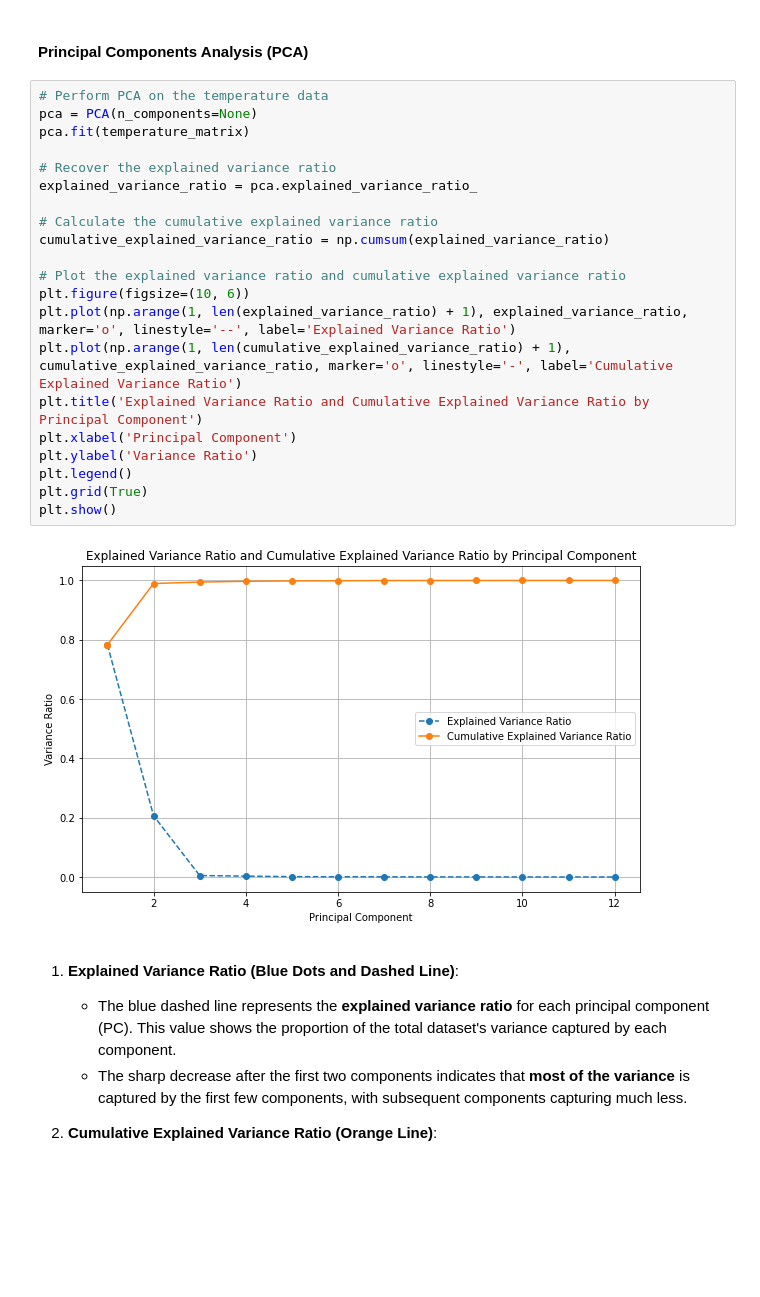
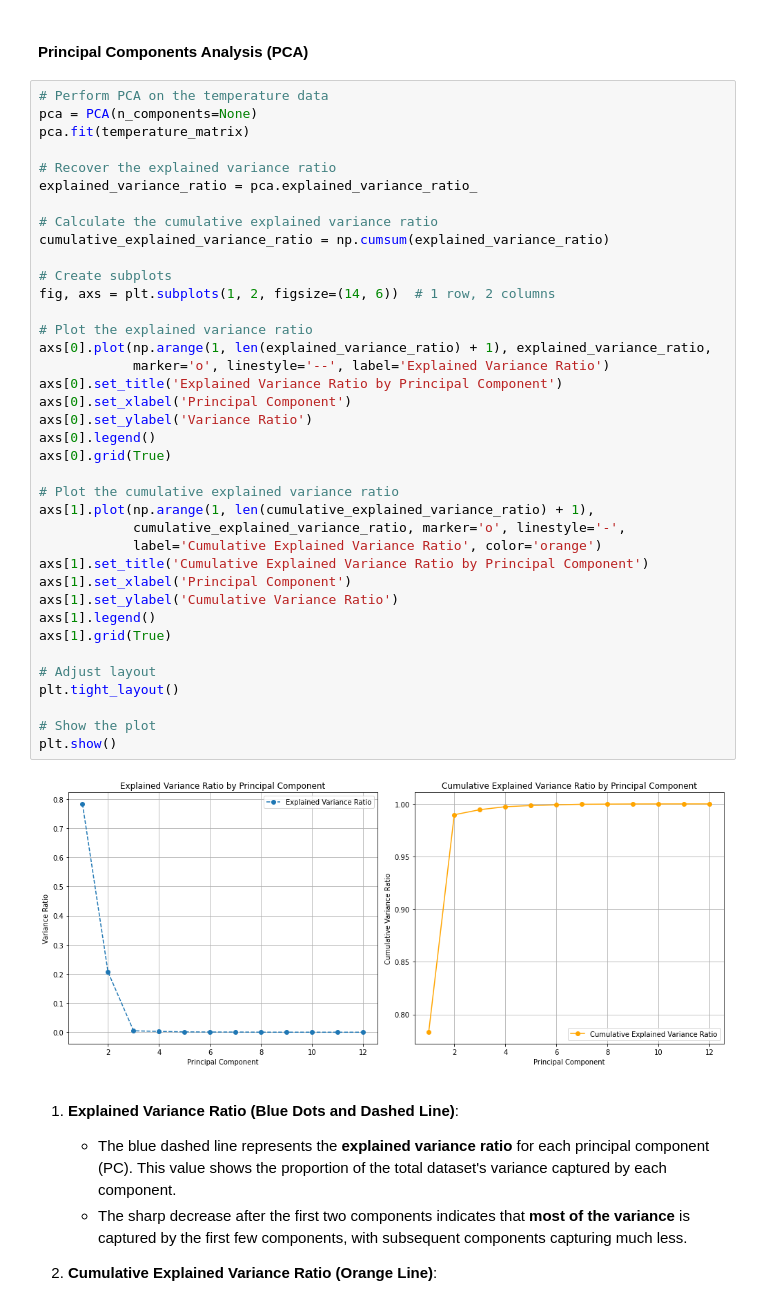
Before and after one commit to YessineMkaouar/Practical-Machine-Learning, a Jupyter notebook: temp.ipynb, the cells around one changed output. Drawn from its saved outputs; the diff is of its cells as text; blank space fills up the shorter version.

```diff
--- a/temp.ipynb
+++ b/temp.ipynb
@@ -805,26 +805,43 @@ plt.show()
 # %%
 # Perform PCA on the temperature data
 pca = PCA(n_components=None)
 pca.fit(temperature_matrix)
 
 # Recover the explained variance ratio
 explained_variance_ratio = pca.explained_variance_ratio_
 
 # Calculate the cumulative explained variance ratio
 cumulative_explained_variance_ratio = np.cumsum(explained_variance_ratio)
 
-# Plot the explained variance ratio and cumulative explained variance ratio
-plt.figure(figsize=(10, 6))
-plt.plot(np.arange(1, len(explained_variance_ratio) + 1), explained_variance_ratio, marker='o', linestyle='--', label='Explained Variance Ratio')
-plt.plot(np.arange(1, len(cumulative_explained_variance_ratio) + 1), cumulative_explained_variance_ratio, marker='o', linestyle='-', label='Cumulative Explained Variance Ratio')
-plt.title('Explained Variance Ratio and Cumulative Explained Variance Ratio by Principal Component')
-plt.xlabel('Principal Component')
-plt.ylabel('Variance Ratio')
-plt.legend()
-plt.grid(True)
+# Create subplots
+fig, axs = plt.subplots(1, 2, figsize=(14, 6))  # 1 row, 2 columns
+
+# Plot the explained variance ratio
+axs[0].plot(np.arange(1, len(explained_variance_ratio) + 1), explained_variance_ratio,
+            marker='o', linestyle='--', label='Explained Variance Ratio')
+axs[0].set_title('Explained Variance Ratio by Principal Component')
+axs[0].set_xlabel('Principal Component')
+axs[0].set_ylabel('Variance Ratio')
+axs[0].legend()
+axs[0].grid(True)
+
+# Plot the cumulative explained variance ratio
+axs[1].plot(np.arange(1, len(cumulative_explained_variance_ratio) + 1),
+            cumulative_explained_variance_ratio, marker='o', linestyle='-',
+            label='Cumulative Explained Variance Ratio', color='orange')
+axs[1].set_title('Cumulative Explained Variance Ratio by Principal Component')
+axs[1].set_xlabel('Principal Component')
+axs[1].set_ylabel('Cumulative Variance Ratio')
+axs[1].legend()
+axs[1].grid(True)
+
+# Adjust layout
+plt.tight_layout()
+
+# Show the plot
 plt.show()
 # %% [output]
-[figure, old version]
+[figure, new version]
 # %% [markdown]
 1. **Explained Variance Ratio (Blue Dots and Dashed Line)**:
    - The blue dashed line represents the **explained variance ratio** for each principal component (PC). This value shows the proportion of the total dataset's variance captured by each component.
```
Also changed, not shown: parts of 13 cells of this notebook.
